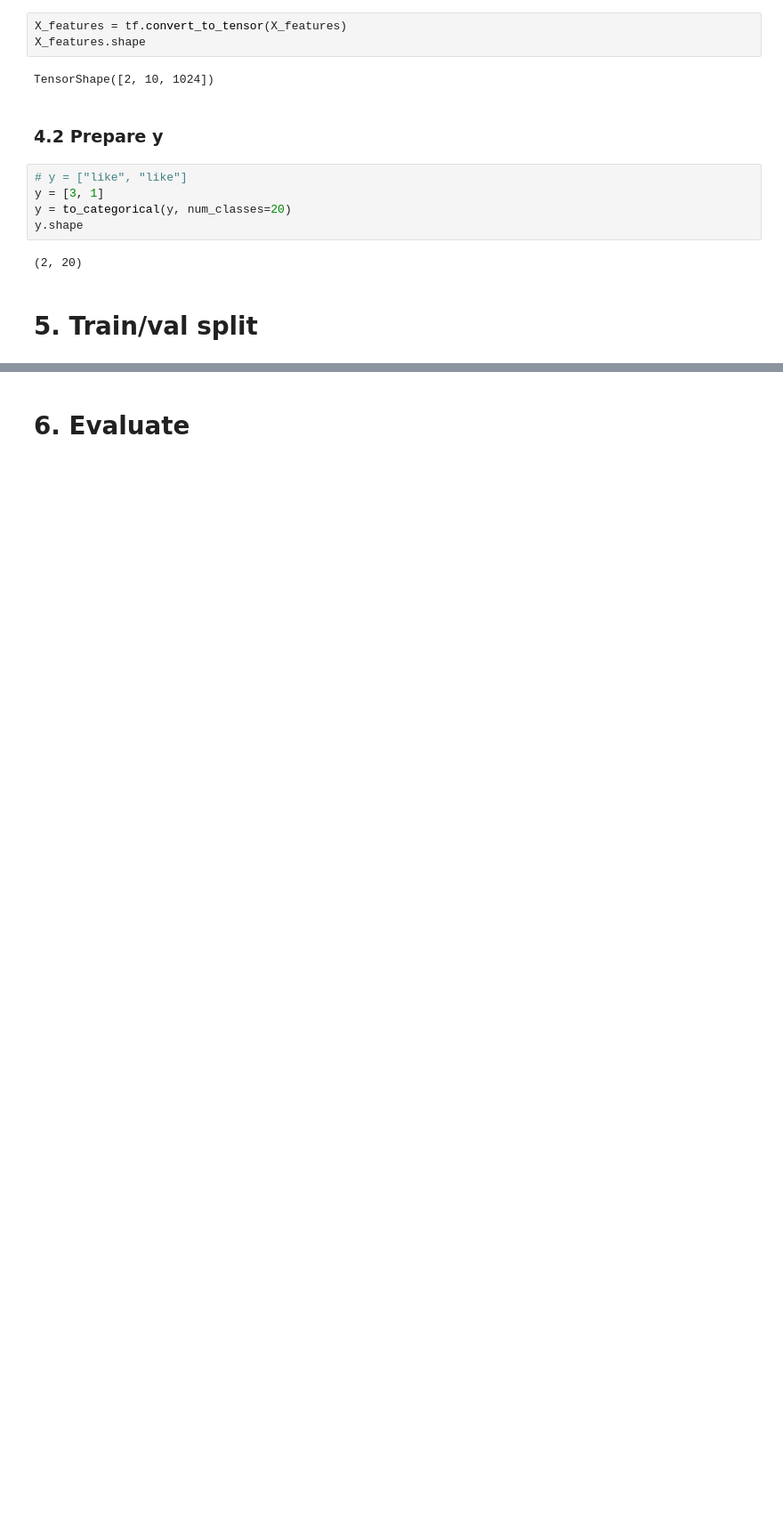
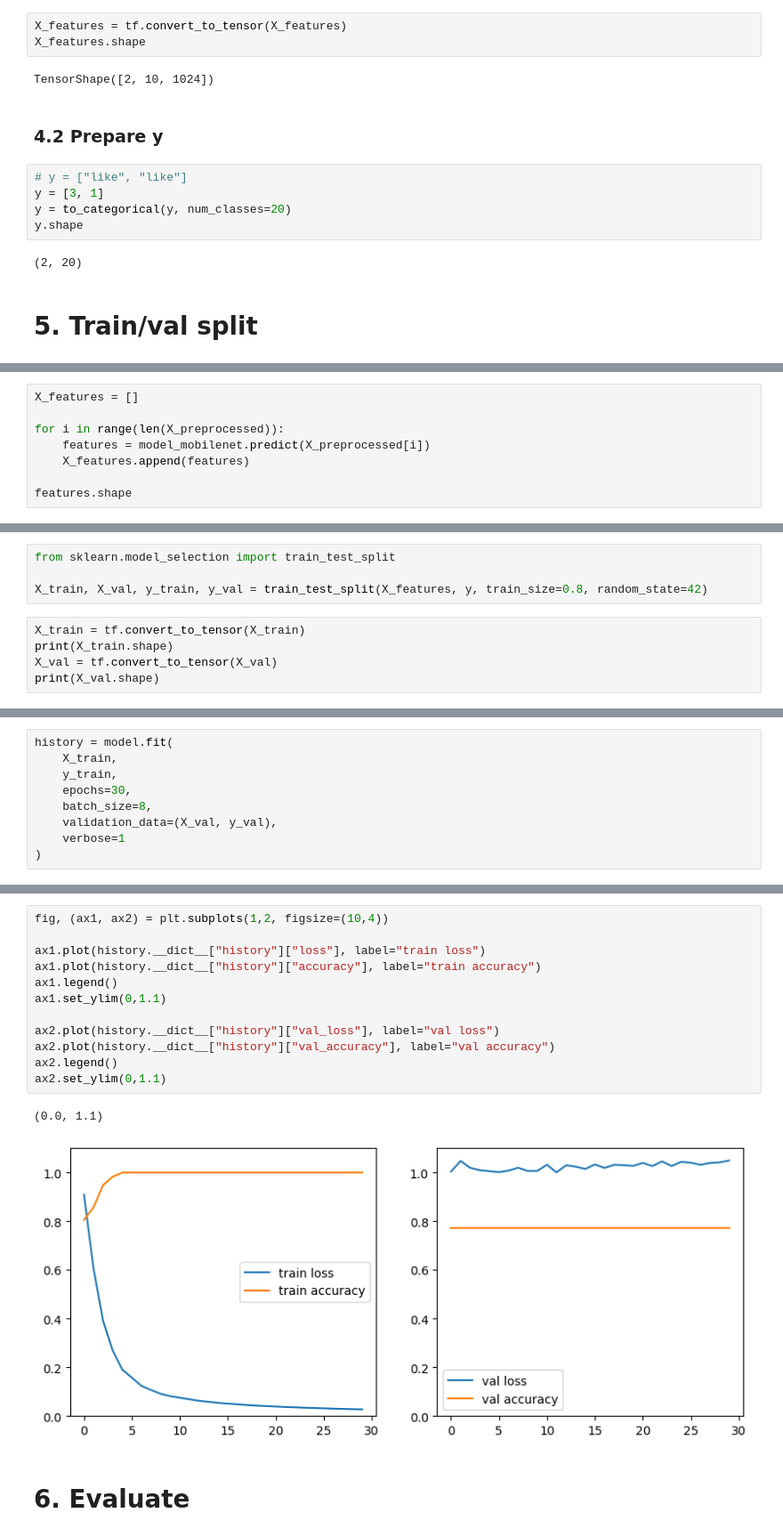
Before and after one commit to Kaaykun/SignFlow, a Jupyter notebook: backend/notebooks/model_training_ET.ipynb, the cells around one changed output, grey strips where cells are left out. Shown at 89% size. Cells and saved outputs as stored; diff of their text form; blank space fills up the shorter version.

```diff
--- a/backend/notebooks/model_training_ET.ipynb
+++ b/backend/notebooks/model_training_ET.ipynb
@@ -230,0 +286,8 @@ model.fit(
+# %%
+X_features = []
+
+for i in range(len(X_preprocessed)):
+    features = model_mobilenet.predict(X_preprocessed[i])
+    X_features.append(features)
+
+features.shape
@@ -230,0 +319,9 @@ model.fit(
+# %%
+from sklearn.model_selection import train_test_split
+
+X_train, X_val, y_train, y_val = train_test_split(X_features, y, train_size=0.8, random_state=42)
+# %%
+X_train = tf.convert_to_tensor(X_train)
+print(X_train.shape)
+X_val = tf.convert_to_tensor(X_val)
+print(X_val.shape)
@@ -230,0 +331,9 @@ model.fit(
+# %%
+history = model.fit(
+    X_train,
+    y_train,
+    epochs=30,
+    batch_size=8,
+    validation_data=(X_val, y_val),
+    verbose=1
+)
@@ -231,2 +358,17 @@ model.fit(
+# %%
+fig, (ax1, ax2) = plt.subplots(1,2, figsize=(10,4))
+
+ax1.plot(history.__dict__["history"]["loss"], label="train loss")
+ax1.plot(history.__dict__["history"]["accuracy"], label="train accuracy")
+ax1.legend()
+ax1.set_ylim(0,1.1)
+
+ax2.plot(history.__dict__["history"]["val_loss"], label="val loss")
+ax2.plot(history.__dict__["history"]["val_accuracy"], label="val accuracy")
+ax2.legend()
+ax2.set_ylim(0,1.1)
+# %% [output]
+(0.0, 1.1)
+[figure, added]
 # %% [markdown]
 # 6. Evaluate
```
Also changed, not shown: parts of 15 cells of this notebook.
